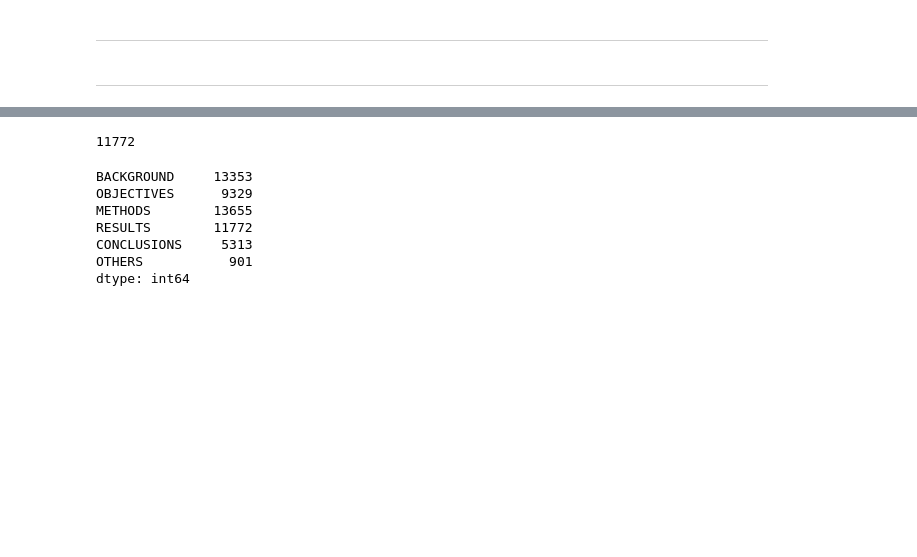
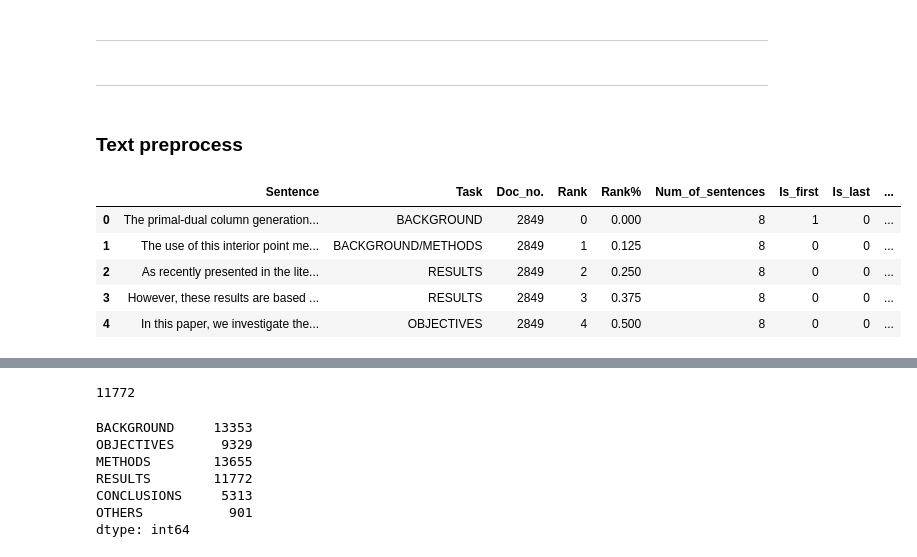
Before and after one commit to pclightyear/AI_Cup_Abstract_Labeling_Competition, a Jupyter notebook: sentence_task_preprocess.ipynb, the cells around one changed output, grey strips where cells are left out. Cells and saved outputs as stored; diff of their text form; code cells hidden in the pictures; blank space fills up the shorter version.

```diff
--- a/sentence_task_preprocess.ipynb
+++ b/sentence_task_preprocess.ipynb
@@ -119,5 +128,5 @@ len(test_set)
 # %%
-df = public_test
+df = public_test_df
 test_sentence_task_dict = []
 
 for doc_idx, row in df.iterrows():
@@ -148,2 +152,16 @@ test_sentence_task_dict[:1]
   'Is_last': 0}]
+# %%
+from sklearn.preprocessing import StandardScaler
+
+df = public_test_df_split
+feature_names = ['Num_of_sentences', 'Rank', 'Rank%', 'Is_first', 'Is_last']
+feature_names_to_add = []
+for f in feature_names:
+    feature_names_to_add.append(f + '_std')
+
+scaler = StandardScaler()
+a = scaler.fit_transform(df[feature_names])
+
+for i, f2a in enumerate(feature_names_to_add):
+    df[f2a] = a.T[i]
 # %%
@@ -262,3 +183,8 @@ test_set.head()
 ---
 # %% [markdown]
 ---
+# %% [markdown]
+### Text preprocess
+# %%
+df = train_df
+df['processed_sen'] = df['Sentence'].apply(lambda s : s.lower())
@@ -264,0 +226,10 @@ test_set.head()
+# %%
+# train_df.loc[:, ['processed_sen', 'processed_sen_no_stop']].head()
+df.head()
+# %% [output]
+|  | Sentence | Task | Doc_no. | Rank | Rank% | Num_of_sentences | Is_first | Is_last | ... |
+| 0 | The primal-dual column generation... | BACKGROUND | 2849 | 0 | 0.000 | 8 | 1 | 0 | ... |
+| 1 | The use of this interior point me... | BACKGROUND/METHODS | 2849 | 1 | 0.125 | 8 | 0 | 0 | ... |
+| 2 | As recently presented in the lite... | RESULTS | 2849 | 2 | 0.250 | 8 | 0 | 0 | ... |
+| 3 | However, these results are based ... | RESULTS | 2849 | 3 | 0.375 | 8 | 0 | 0 | ... |
+| 4 | In this paper, we investigate the... | OBJECTIVES | 2849 | 4 | 0.500 | 8 | 0 | 0 | ... |
```
Also changed, not shown: parts of 76 cells of this notebook, 9 other files.
